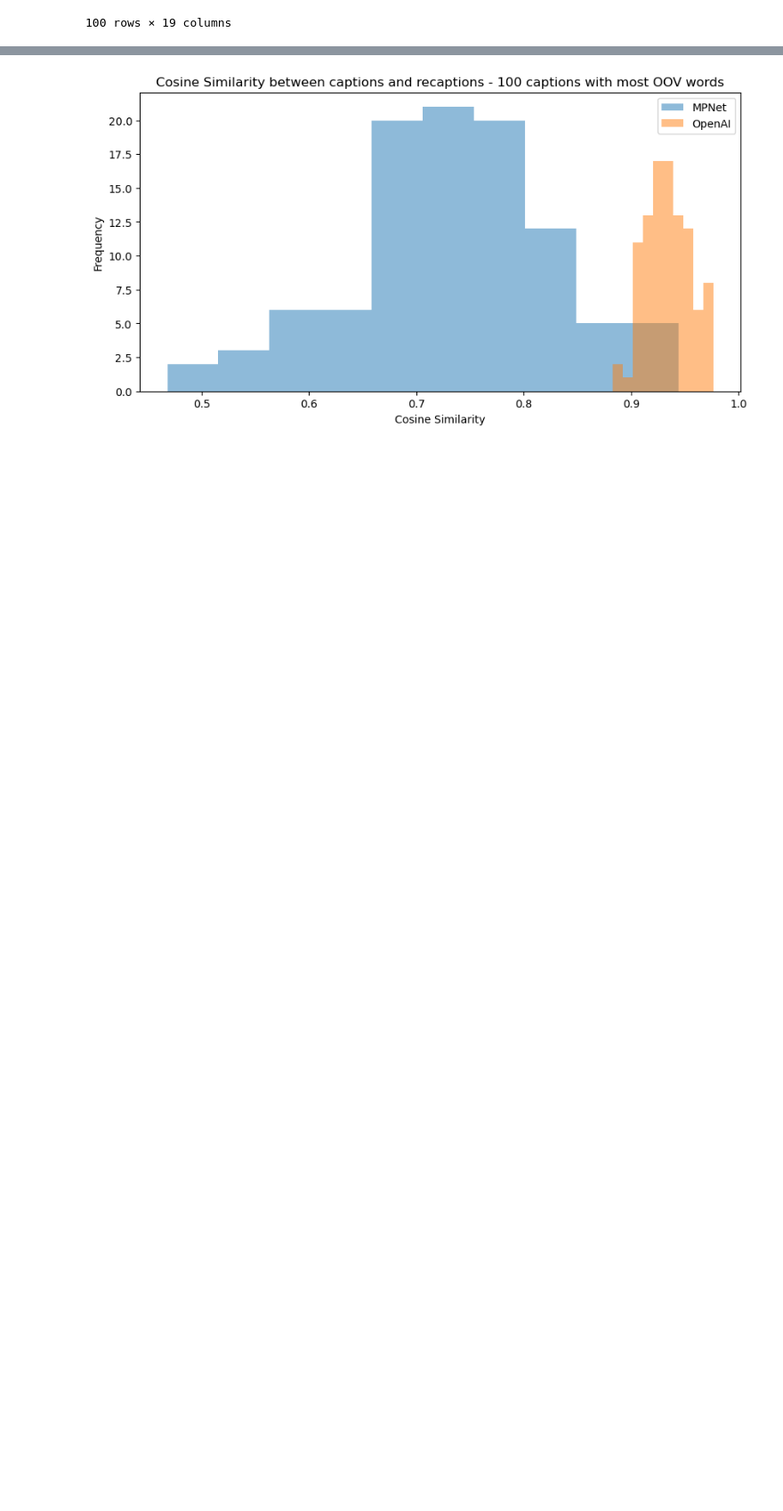
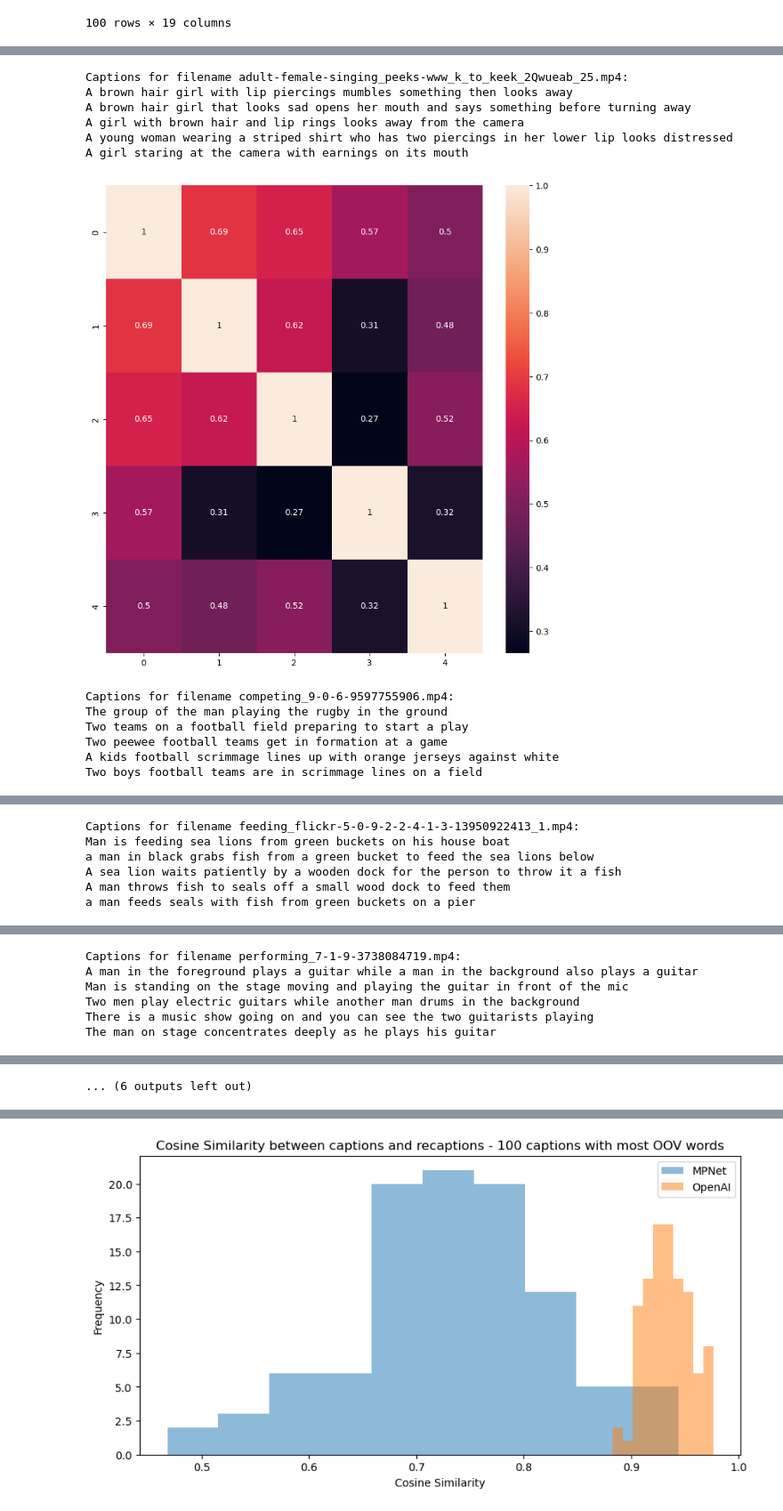
Before and after one commit to imartinf/multimemo, a Jupyter notebook: notebooks/1-imartinf-language-analysis.ipynb, the cells around one changed output, grey strips where cells are left out. Shown at 89% size. Drawn from its saved outputs; the diff is of its cells as text; code cells hidden in the pictures; blank space fills up the shorter version.

```diff
--- a/notebooks/1-imartinf-language-analysis.ipynb
+++ b/notebooks/1-imartinf-language-analysis.ipynb
@@ -444,3 +449,13 @@ df
 | 37474 | grilling_flickr-2-4-9-3-6-1-9-4-1... | https://data.csail.mit.edu/soundn... | 0.934460 | -0.000100 | there is an assortment of food an... | The fiery grill is covered with c... | [combusting, grilling, barbecuing... | combusting, grilling, barbecuing,... | [{'id': 'chatcmpl-7KHslIMLC9EOgWl... | ... |
 | 39884 | sitting_flickr-2-4-0-0-1-8-0-5-30... | https://data.csail.mit.edu/soundn... | 0.921589 | 0.000533 | there is a baby wearing a pink an... | A toddler squats by a rug and thr... | [sitting, attacking, trying] | sitting, attacking, trying | [{'id': 'chatcmpl-7KKFSDqMNsW1LZ5... | ... |
 100 rows × 19 columns
+# %%
+cosine_sim_metric = CosineSimilarity(model, tokenizer, device)
+mpnet_caption_embeddings = model.encode(data_exp['captions'].values.tolist(), show_progress_bar=True, batch_size=512)
+data_exp['mpnet_caption_embeddings'] = mpnet_caption_embeddings.tolist()
+# %%
+mpnet_recaption_embeddings = model.encode(data_exp['recaptions'].values.tolist(), show_progress_bar=True, batch_size=512)
+data_exp['mpnet_recaption_embeddings'] = mpnet_recaption_embeddings.tolist()
+data_exp['mpnet_caption_embeddings'] = data_exp['mpnet_caption_embeddings'].apply(lambda x: np.array(x))
+data_exp['mpnet_recaption_embeddings'] = data_exp['mpnet_recaption_embeddings'].apply(lambda x: np.array(x))
+data_exp.head()
@@ -446,0 +469,47 @@ df
+# %%
+# Compute the mean and std cosine similarity between the captions in the same video (filename column)
+data_exp['mean_emb_distance_video'] = np.zeros(len(data_exp))
+data_exp['std_emb_distance_video'] = np.zeros(len(data_exp))
+cosine_similarities_df = pd.DataFrame(columns=['filename', 'captions', 'cosine_similarities', 'mean_cosine_sim', 'std_cosine_sim'])
+# For each unique filename detect the captions and compute the mean and std cosine similarity
+for idx, filename in tqdm(enumerate(data_exp['filename'].unique()), total=len(data_exp['filename'].unique())):
+    # Print the captions once every 1000 iterations
+    if idx % 1000 == 0:
+        print(f"Captions for filename {filename}:")
+        for caption in data_exp[data_exp['filename'] == filename]['captions'].values.tolist():
+            print(caption)
+    # Compute the cosine similarity between all pairs of captions
+    cosine_similarities_matrix = cosine_similarity(data_exp[data_exp['filename'] == filename]['mpnet_caption_embeddings'].values.tolist())
+    # Plot the matrix
+    if idx % 1000 == 0:
+        plt.close()
+        plt.figure(figsize=(10,10))
+        sns.heatmap(cosine_similarities_matrix, annot=True)
+        plt.show()
+    # Remove diagonal and upper part of matrix (redundant)
+    cosine_similarities = cosine_similarities_matrix[np.triu_indices(len(cosine_similarities_matrix), k = 1)]
+    # Compute mean and std
+    mean_cosine_sim = np.mean(cosine_similarities)
+    std_cosine_sim = np.std(cosine_similarities)
+    # Update the dataframes
+    cosine_similarities_df.loc[idx, 'filename'] = filename
+    cosine_similarities_df.loc[idx, 'captions'] = data_exp[data_exp['filename'] == filename]['captions'].values.tolist()
+    cosine_similarities_df.loc[idx, 'cosine_similarities'] = cosine_similarities
+    cosine_similarities_df.loc[idx, 'mean_cosine_sim'] = mean_cosine_sim
+    cosine_similarities_df.loc[idx, 'std_cosine_sim'] = std_cosine_sim
+    data_exp.loc[data_exp['filename'] == filename, 'mean_emb_distance_video'] = mean_cosine_sim
+    data_exp.loc[data_exp['filename'] == filename, 'std_emb_distance_video'] = std_cosine_sim
+# %% [output]
+Captions for filename adult-female-singing_peeks-www_k_to_keek_2Qwueab_25.mp4:
+A brown hair girl with lip piercings mumbles something then looks away
+A brown hair girl that looks sad opens her mouth and says something before turning away
+A girl with brown hair and lip rings looks away from the camera
+A young woman wearing a striped shirt who has two piercings in her lower lip looks distressed
+A girl staring at the camera with earnings on its mouth
+[figure, added]
+Captions for filename competing_9-0-6-9597755906.mp4:
+The group of the man playing the rugby in the ground
+Two teams on a football field preparing to start a play
+Two peewee football teams get in formation at a game
+A kids football scrimmage lines up with orange jerseys against white
+Two boys football teams are in scrimmage lines on a field
@@ -446,0 +517,6 @@ df
+Captions for filename feeding_flickr-5-0-9-2-2-4-1-3-13950922413_1.mp4:
+Man is feeding sea lions from green buckets on his house boat
+a man in black grabs fish from a green bucket to feed the sea lions below
+A sea lion waits patiently by a wooden dock for the person to throw it a fish
+A man throws fish to seals off a small wood dock to feed them
+a man feeds seals with fish from green buckets on a pier
@@ -446,0 +524,6 @@ df
+Captions for filename performing_7-1-9-3738084719.mp4:
+A man in the foreground plays a guitar while a man in the background also plays a guitar
+Man is standing on the stage moving and playing the guitar in front of the mic
+Two men play electric guitars while another man drums in the background
+There is a music show going on and you can see the two guitarists playing
+The man on stage concentrates deeply as he plays his guitar
@@ -446,0 +545 @@ df
+... (6 outputs left out)
```
Also changed, not shown: parts of 21 cells of this notebook, 10 other files.
